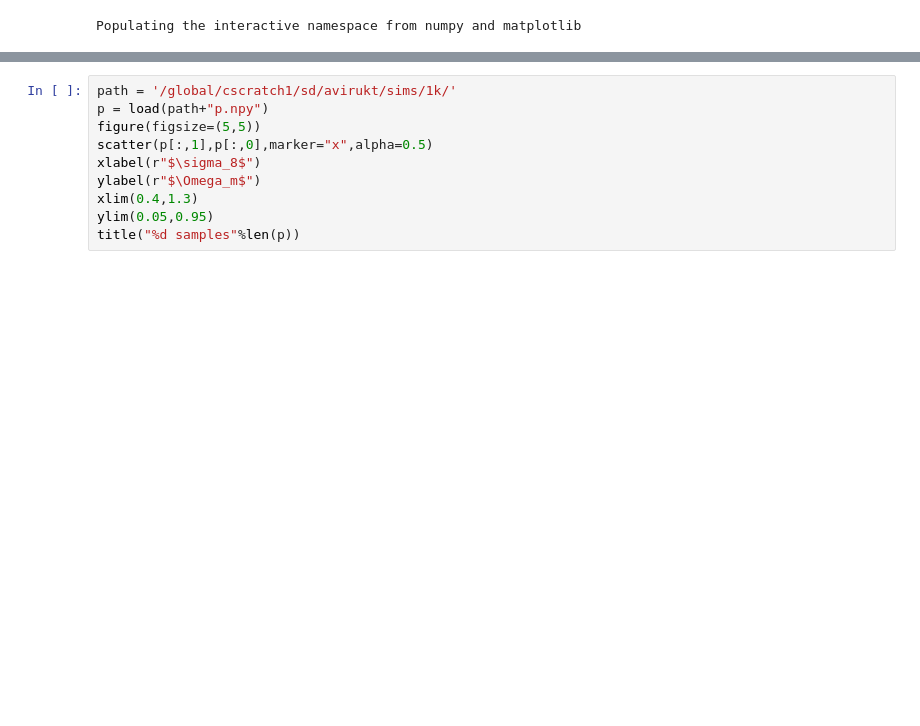
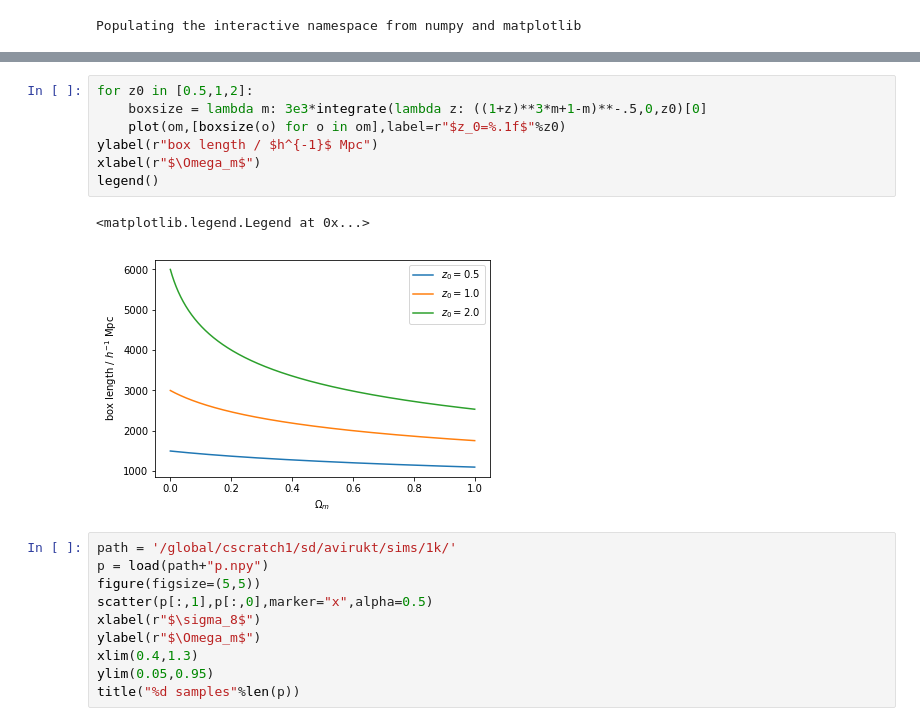
Before and after one commit to avirukt/lensing_ml, a Jupyter notebook: sims.ipynb, the cells around one changed output, grey strips where cells are left out. Saved outputs shown, nothing was run; the diff lists cells and outputs as text; blank space fills up the shorter version.

Commit message:
changed to comoving dist, added length

```diff
--- a/sims.ipynb
+++ b/sims.ipynb
@@ -21,3 +21,13 @@ Text(0.5, 1.0, '$5^\\circ$ survey')
+# %%
+for z0 in [0.5,1,2]:
+    boxsize = lambda m: 3e3*integrate(lambda z: ((1+z)**3*m+1-m)**-.5,0,z0)[0]
+    plot(om,[boxsize(o) for o in om],label=r"$z_0=%.1f$"%z0)
+ylabel(r"box length / $h^{-1}$ Mpc")
+xlabel(r"$\Omega_m$")
+legend()
+# %% [output]
+<matplotlib.legend.Legend at 0x...>
+[figure, added]
 # %%
 path = '/global/cscratch1/sd/avirukt/sims/1k/'
 p = load(path+"p.npy")
```
Also changed, not shown: parts of 2 cells of this notebook.
